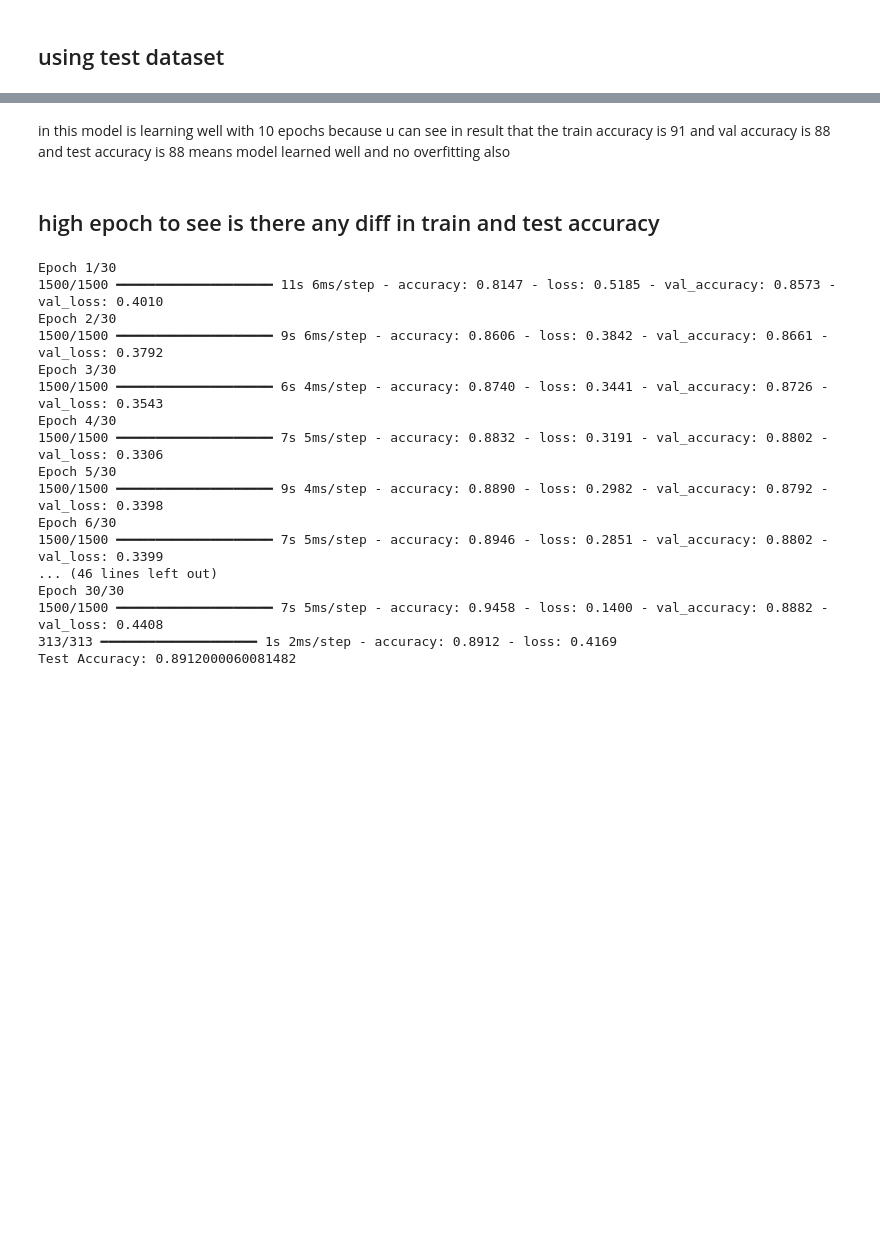
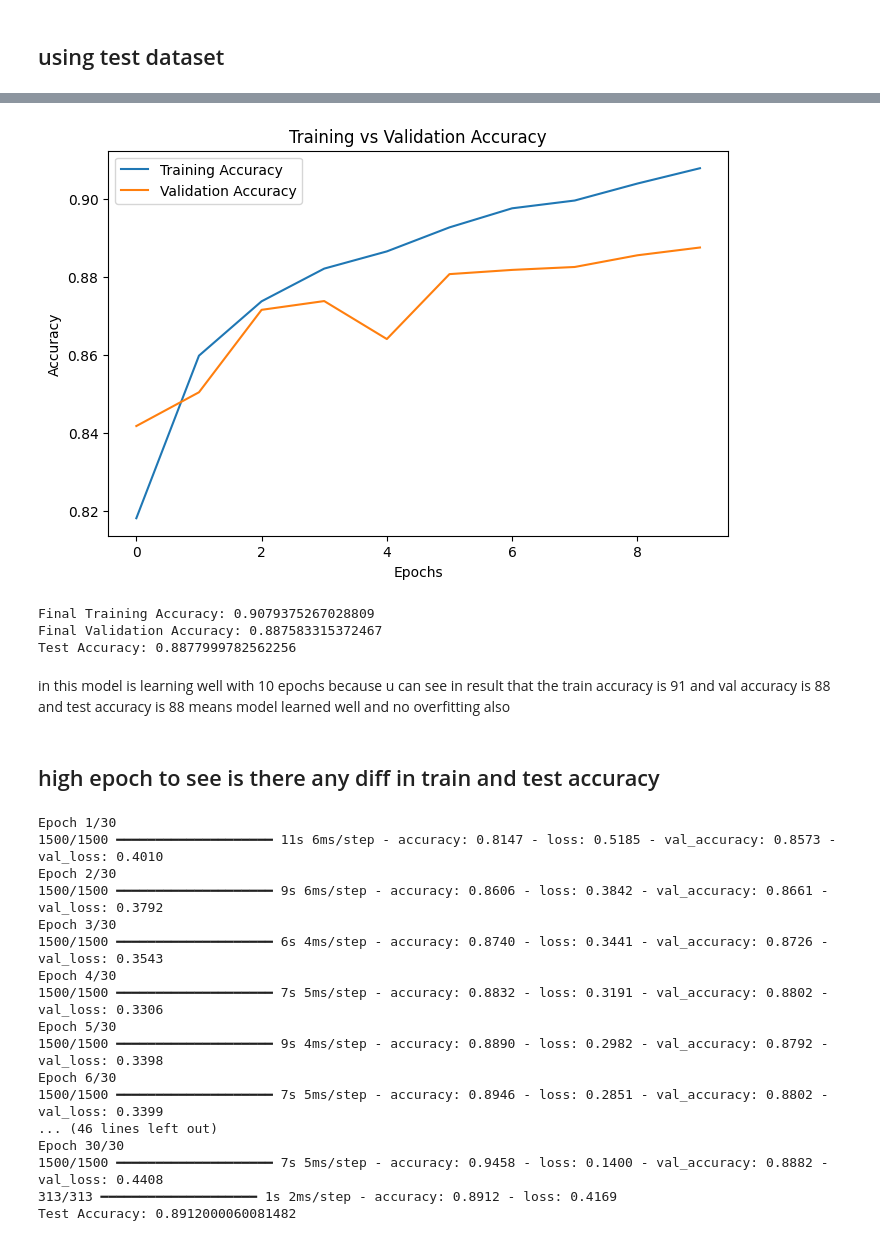
Before and after one commit to naveen-ramavath/Deep-Learning, a Jupyter notebook: dl_assignment.ipynb, the cells around one changed output, grey strips where cells are left out. Drawn from its saved outputs; the diff is of its cells as text; code cells hidden in the pictures; blank space fills up the shorter version.

```diff
--- a/dl_assignment.ipynb
+++ b/dl_assignment.ipynb
@@ -439,3 +529,29 @@ Test Accuracy: 0.8860999941825867
+# %%
+import matplotlib.pyplot as plt
+
+# Training history already stored in 'history'
+train_acc = history.history['accuracy']
+val_acc = history.history['val_accuracy']
+
+# Plot training vs validation accuracy
+plt.figure(figsize=(8,5))
+plt.plot(train_acc, label='Training Accuracy')
+plt.plot(val_acc, label='Validation Accuracy')
+plt.title("Training vs Validation Accuracy")
+plt.xlabel("Epochs")
+plt.ylabel("Accuracy")
+plt.legend()
+plt.show()
+
+# Print test accuracy for comparison
+print("Final Training Accuracy:", train_acc[-1])
+print("Final Validation Accuracy:", val_acc[-1])
+print("Test Accuracy:", test_acc)
+# %% [output]
+[figure, added]
+Final Training Accuracy: 0.9079375267028809
+Final Validation Accuracy: 0.887583315372467
+Test Accuracy: 0.8877999782562256
 # %% [markdown]
 in this model is learning well with 10 epochs because u can see in result that the train accuracy is 91 and val accuracy is 88 and test accuracy is 88 means model learned well and no overfitting also
 # %% [markdown]
```
Also changed, not shown: parts of 5 cells of this notebook.
